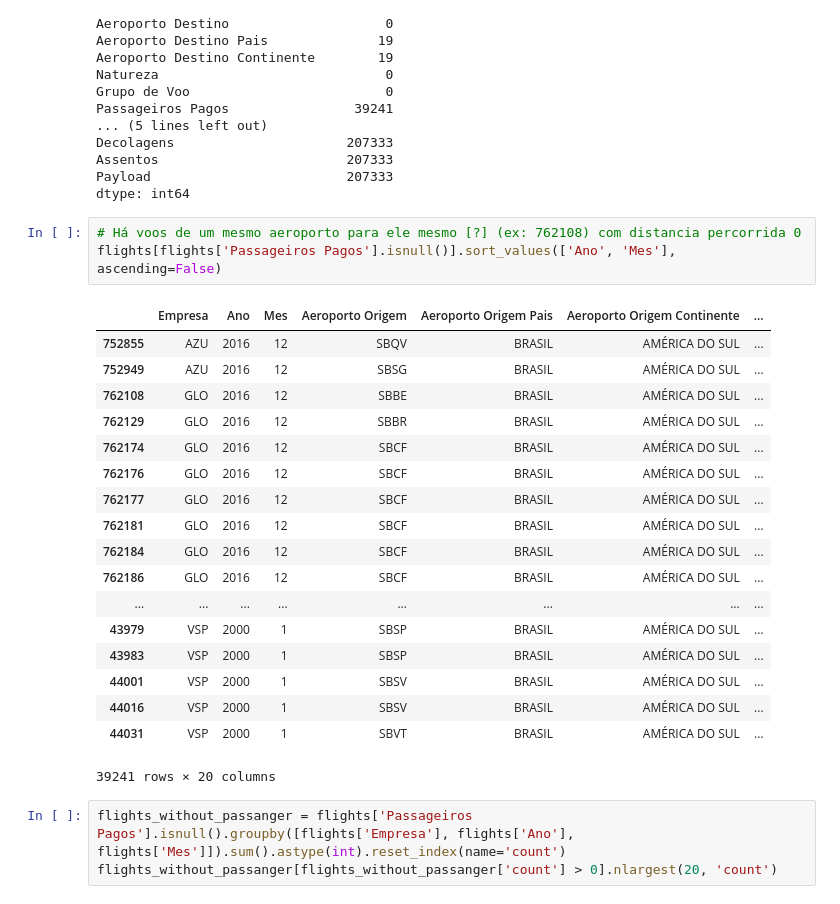
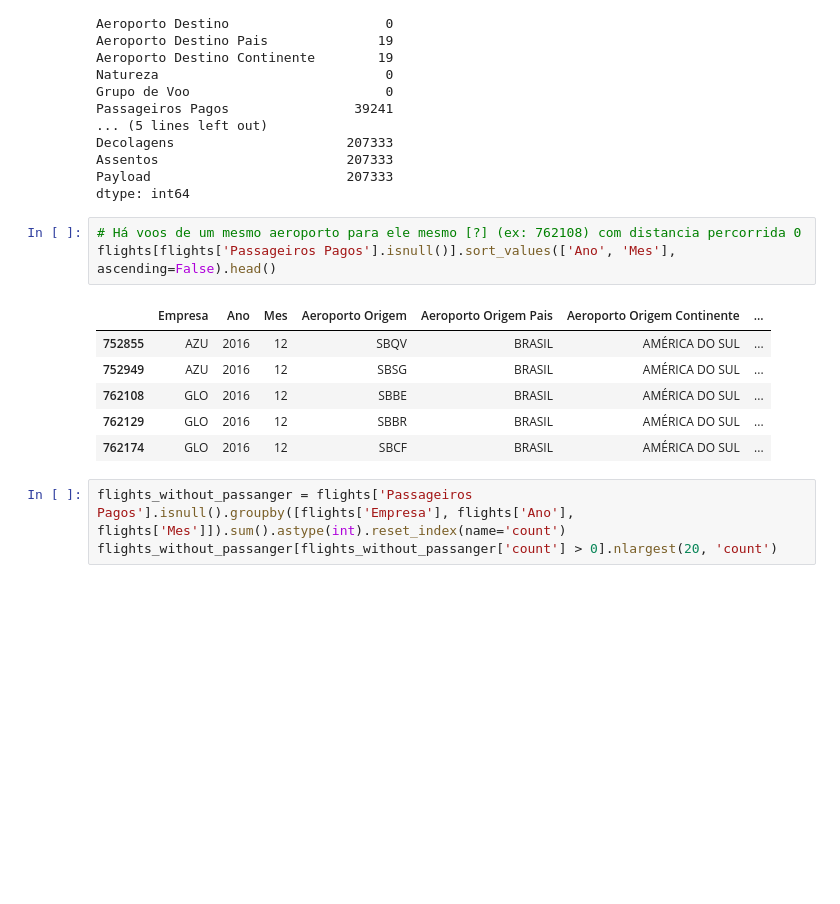
Before and after one commit to RafaelYamagata/TG-ITA, a Jupyter notebook: 02 - Data Prep.ipynb, the cells around one changed output. Saved outputs shown, nothing was run; the diff lists cells and outputs as text; blank space fills up the shorter version.

```diff
--- a/02 - Data Prep.ipynb
+++ b/02 - Data Prep.ipynb
@@ -55,26 +55,14 @@ Payload                         207333
 dtype: int64
 # %%
 # Há voos de um mesmo aeroporto para ele mesmo [?] (ex: 762108) com distancia percorrida 0
-flights[flights['Passageiros Pagos'].isnull()].sort_values(['Ano', 'Mes'], ascending=False)
+flights[flights['Passageiros Pagos'].isnull()].sort_values(['Ano', 'Mes'], ascending=False).head()
 # %% [output]
 |  | Empresa | Ano | Mes | Aeroporto Origem | Aeroporto Origem Pais | Aeroporto Origem Continente | ... |
 | 752855 | AZU | 2016 | 12 | SBQV | BRASIL | AMÉRICA DO SUL | ... |
 | 752949 | AZU | 2016 | 12 | SBSG | BRASIL | AMÉRICA DO SUL | ... |
 | 762108 | GLO | 2016 | 12 | SBBE | BRASIL | AMÉRICA DO SUL | ... |
 | 762129 | GLO | 2016 | 12 | SBBR | BRASIL | AMÉRICA DO SUL | ... |
 | 762174 | GLO | 2016 | 12 | SBCF | BRASIL | AMÉRICA DO SUL | ... |
-| 762176 | GLO | 2016 | 12 | SBCF | BRASIL | AMÉRICA DO SUL | ... |
-| 762177 | GLO | 2016 | 12 | SBCF | BRASIL | AMÉRICA DO SUL | ... |
-| 762181 | GLO | 2016 | 12 | SBCF | BRASIL | AMÉRICA DO SUL | ... |
-| 762184 | GLO | 2016 | 12 | SBCF | BRASIL | AMÉRICA DO SUL | ... |
-| 762186 | GLO | 2016 | 12 | SBCF | BRASIL | AMÉRICA DO SUL | ... |
-| ... | ... | ... | ... | ... | ... | ... | ... |
-| 43979 | VSP | 2000 | 1 | SBSP | BRASIL | AMÉRICA DO SUL | ... |
-| 43983 | VSP | 2000 | 1 | SBSP | BRASIL | AMÉRICA DO SUL | ... |
-| 44001 | VSP | 2000 | 1 | SBSV | BRASIL | AMÉRICA DO SUL | ... |
-| 44016 | VSP | 2000 | 1 | SBSV | BRASIL | AMÉRICA DO SUL | ... |
-| 44031 | VSP | 2000 | 1 | SBVT | BRASIL | AMÉRICA DO SUL | ... |
-39241 rows × 20 columns
 # %%
 flights_without_passanger = flights['Passageiros Pagos'].isnull().groupby([flights['Empresa'], flights['Ano'], flights['Mes']]).sum().astype(int).reset_index(name='count')
 flights_without_passanger[flights_without_passanger['count'] > 0].nlargest(20, 'count')
```
Also changed, not shown: parts of 6 cells of this notebook.
